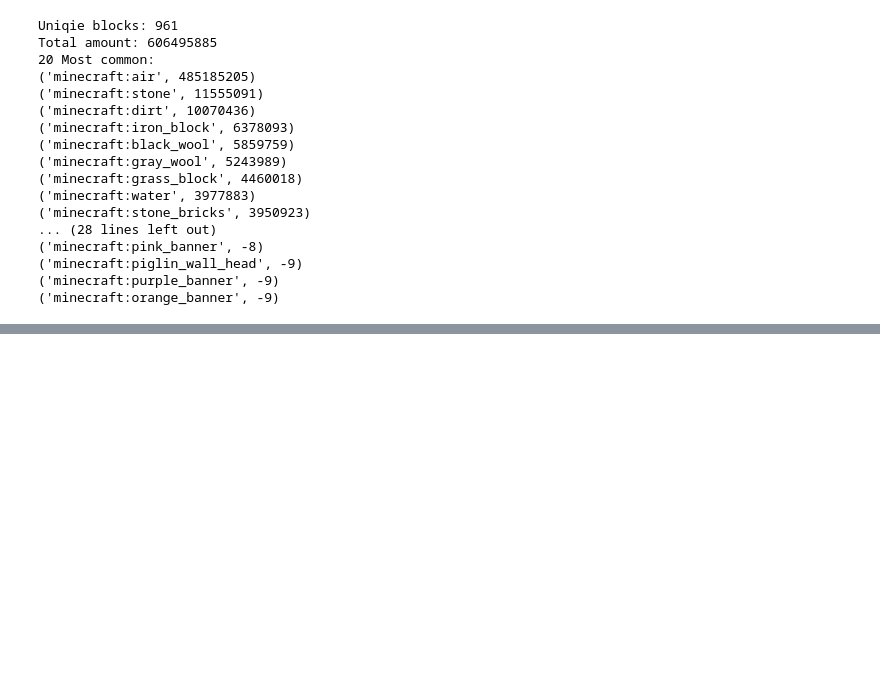
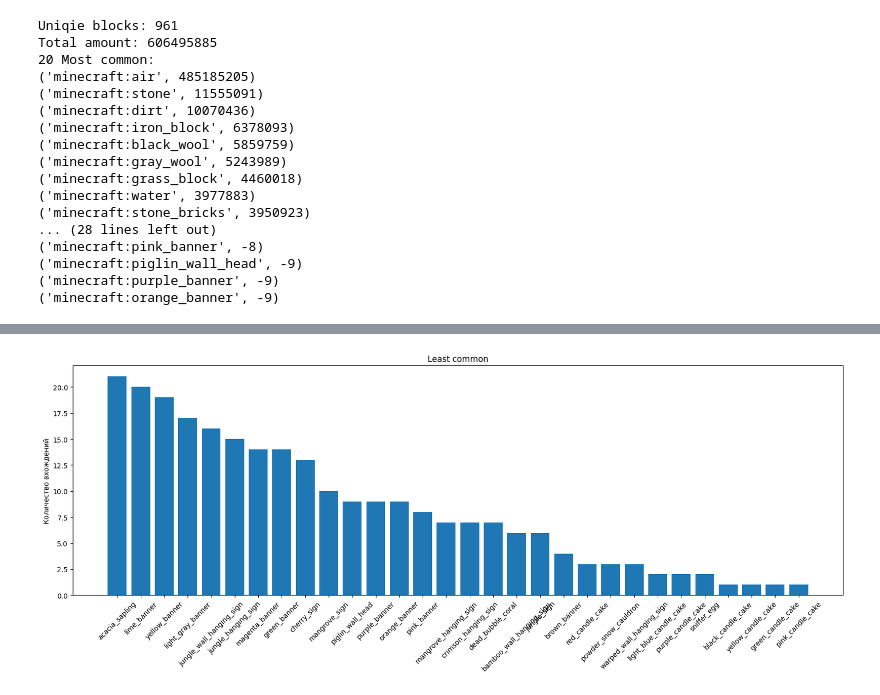
Before and after one commit to oleja1shpep/DiffusionCraft, a Jupyter notebook: src/notebooks/stats.ipynb, the cells around one changed output, grey strips where cells are left out. Saved outputs shown, nothing was run; the diff lists cells and outputs as text; code cells hidden in the pictures; blank space fills up the shorter version.

```diff
--- a/src/notebooks/stats.ipynb
+++ b/src/notebooks/stats.ipynb
@@ -1743,0 +1755,5 @@ show_top_statistics(blocks_counter, 30, reversed=False, nonzero=False, ax=ax, ti
+# %%
+fig, ax = plt.subplots(1, 1, figsize=(20, 6))
+show_top_statistics(blocks_counter, 30, reversed=True, nonzero=False, ax=ax, title="Least common")
+# %% [output]
+[figure, added]
```
Also changed, not shown: parts of 9 cells of this notebook, 11 other files.
